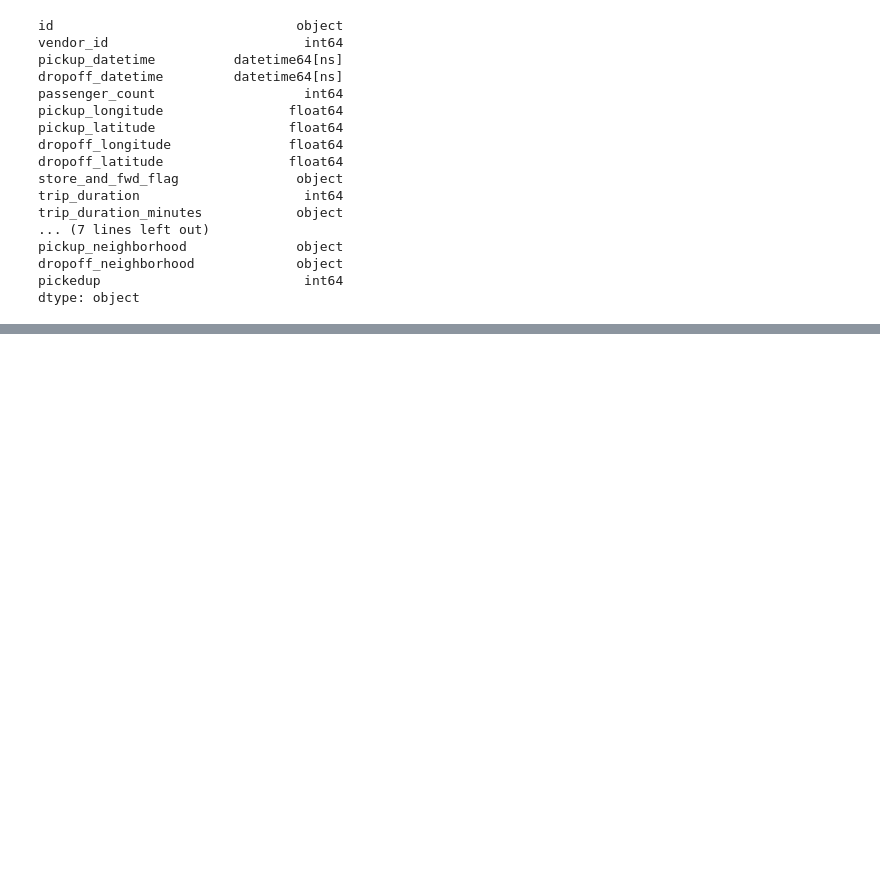
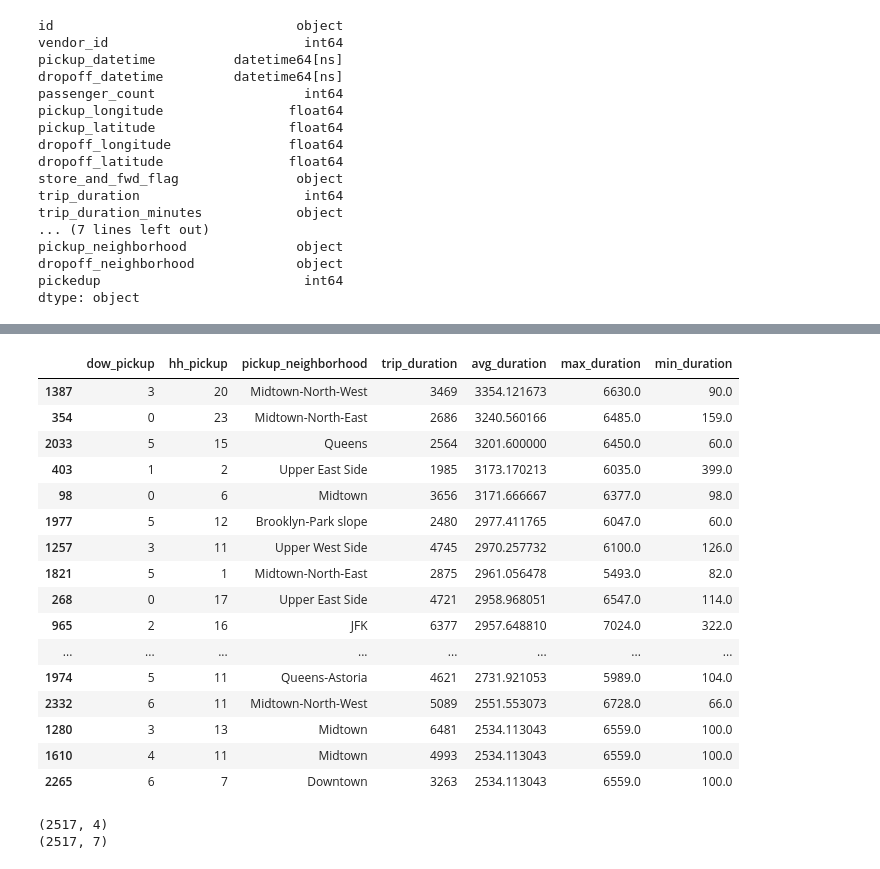
Before and after one commit to smbayo/NYC-Taxi, a Jupyter notebook: 460_Final_Project_Analysis.ipynb, the cells around one changed output, grey strips where cells are left out. Saved outputs shown, nothing was run; the diff lists cells and outputs as text; code cells hidden in the pictures; blank space fills up the shorter version.

```diff
--- a/460_Final_Project_Analysis.ipynb
+++ b/460_Final_Project_Analysis.ipynb
@@ -757,0 +771,26 @@ df_taxi_duration.head()
+# %%
+df_taxi_duration.nlargest(20,'avg_duration')
+# %% [output]
+|  | dow_pickup | hh_pickup | pickup_neighborhood | trip_duration | avg_duration | max_duration | min_duration |
+| 1387 | 3 | 20 | Midtown-North-West | 3469 | 3354.121673 | 6630.0 | 90.0 |
+| 354 | 0 | 23 | Midtown-North-East | 2686 | 3240.560166 | 6485.0 | 159.0 |
+| 2033 | 5 | 15 | Queens | 2564 | 3201.600000 | 6450.0 | 60.0 |
+| 403 | 1 | 2 | Upper East Side | 1985 | 3173.170213 | 6035.0 | 399.0 |
+| 98 | 0 | 6 | Midtown | 3656 | 3171.666667 | 6377.0 | 98.0 |
+| 1977 | 5 | 12 | Brooklyn-Park slope | 2480 | 2977.411765 | 6047.0 | 60.0 |
+| 1257 | 3 | 11 | Upper West Side | 4745 | 2970.257732 | 6100.0 | 126.0 |
+| 1821 | 5 | 1 | Midtown-North-East | 2875 | 2961.056478 | 5493.0 | 82.0 |
+| 268 | 0 | 17 | Upper East Side | 4721 | 2958.968051 | 6547.0 | 114.0 |
+| 965 | 2 | 16 | JFK | 6377 | 2957.648810 | 7024.0 | 322.0 |
+| ... | ... | ... | ... | ... | ... | ... | ... |
+| 1974 | 5 | 11 | Queens-Astoria | 4621 | 2731.921053 | 5989.0 | 104.0 |
+| 2332 | 6 | 11 | Midtown-North-West | 5089 | 2551.553073 | 6728.0 | 66.0 |
+| 1280 | 3 | 13 | Midtown | 6481 | 2534.113043 | 6559.0 | 100.0 |
+| 1610 | 4 | 11 | Midtown | 4993 | 2534.113043 | 6559.0 | 100.0 |
+| 2265 | 6 | 7 | Downtown | 3263 | 2534.113043 | 6559.0 | 100.0 |
+# %%
+print(df_taxi_demand.shape)
+print(df_taxi_duration.shape)
+# %% [output]
+(2517, 4)
+(2517, 7)
```
Also changed, not shown: parts of 3 cells of this notebook.
